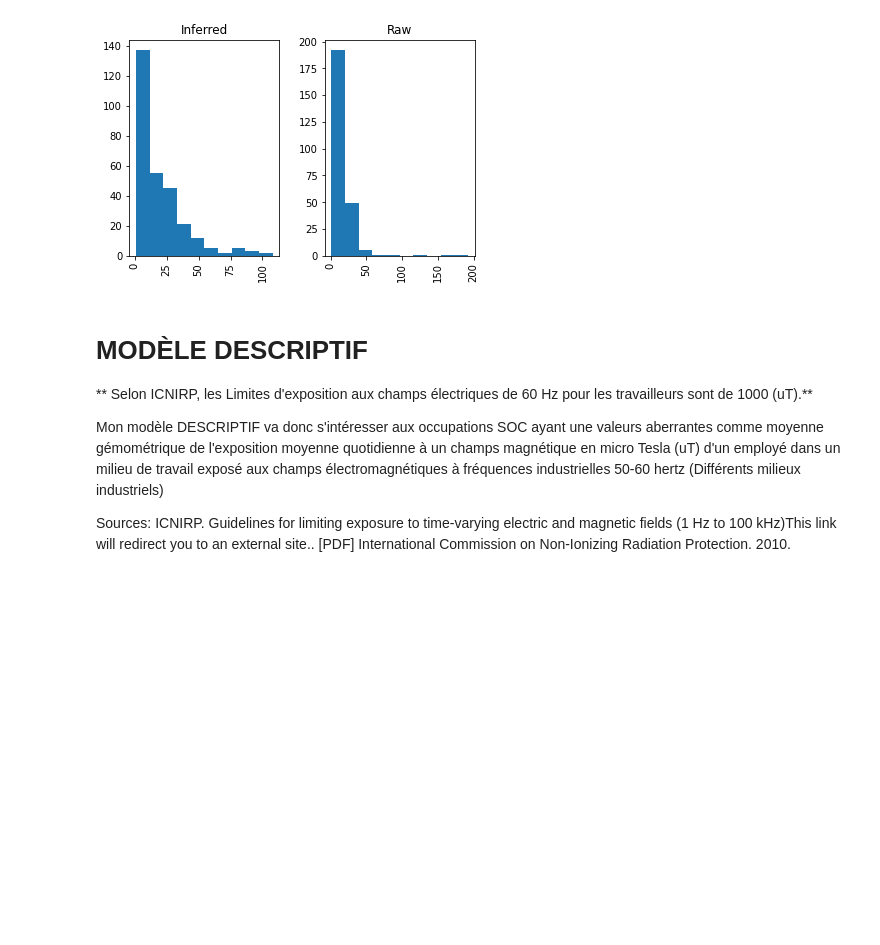
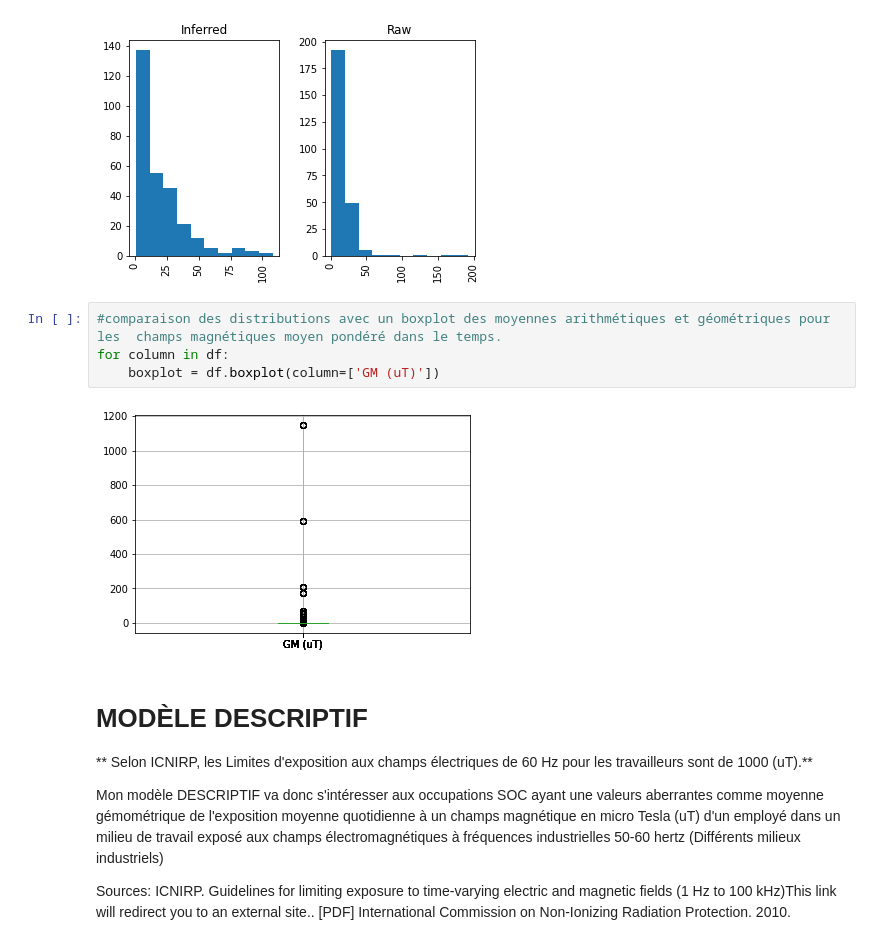
Before and after one commit to BilitisPrudhomme/BilitisPrudhomme, a Jupyter notebook: Coding_MF_exposure_project_RevFinal.ipynb, the cells around one changed output. Cells and saved outputs as stored; diff of their text form; blank space fills up the shorter version.

```diff
--- a/Coding_MF_exposure_project_RevFinal.ipynb
+++ b/Coding_MF_exposure_project_RevFinal.ipynb
@@ -369,6 +352,12 @@ array([<matplotlib.axes._subplots.AxesSubplot object at 0x...>,
        <matplotlib.axes._subplots.AxesSubplot object at 0x...>],
       dtype=object)
 [figure]
+# %%
+#comparaison des distributions avec un boxplot des moyennes arithmétiques et géométriques pour les  champs magnétiques moyen pondéré dans le temps.
+for column in df:
+    boxplot = df.boxplot(column=['GM (uT)'])
+# %% [output]
+[figure, added]
 # %% [markdown]
 # **MODÈLE DESCRIPTIF**
 ** Selon ICNIRP,  les Limites d'exposition aux champs électriques de 60 Hz pour les travailleurs sont de 1000 (uT).**
```
Also changed, not shown: parts of 3 cells of this notebook.
